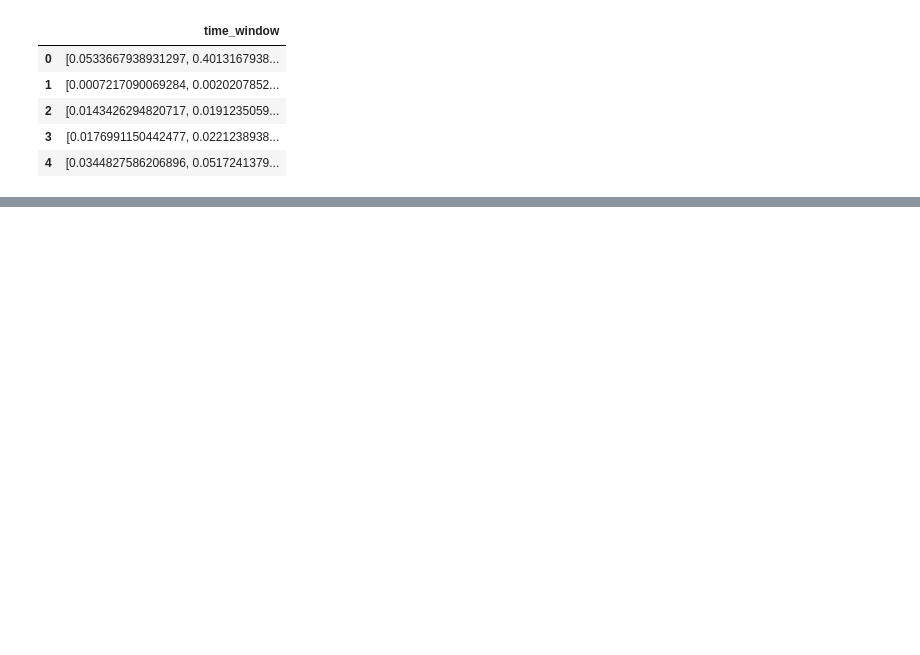
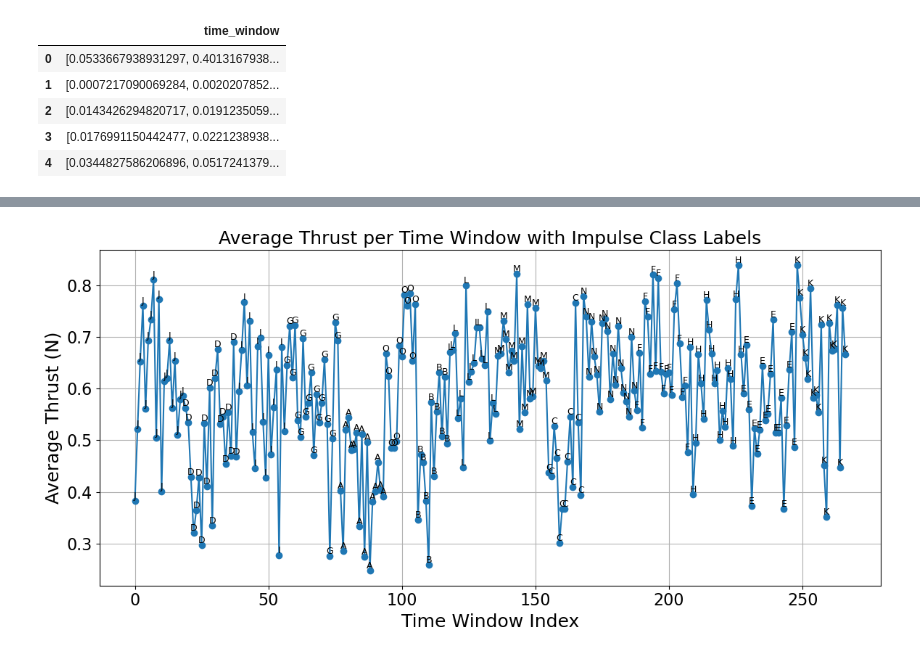
Before and after one commit to shadadu/RocketPill, a Jupyter notebook: ipynb-notebooks/analytics_of_thrust_curve_data.ipynb, the cells around one changed output, grey strips where cells are left out. Drawn from its saved outputs; the diff is of its cells as text; code cells hidden in the pictures; blank space fills up the shorter version.

```diff
--- a/ipynb-notebooks/analytics_of_thrust_curve_data.ipynb
+++ b/ipynb-notebooks/analytics_of_thrust_curve_data.ipynb
@@ -270,0 +269,21 @@ window_df['impulse_class'] = window_df['impulse_class'].str.get(0)
+# %%
+
+# Compute average thrust
+window_df['avg_thrust'] = window_df['thrust_curve'].apply(lambda thrust_list: sum(thrust_list) / len(thrust_list) )
+
+# Plotting
+plt.figure(figsize=(12, 6))
+plt.plot(window_df.index, window_df['avg_thrust'], marker='o', linestyle='-', label='Avg Thrust')
+
+# Annotate each point with impulse_class
+for i, row in window_df.iterrows():
+    plt.text(i, row['avg_thrust'], row['impulse_class'], ha='center', va='bottom', fontsize=9)
+
+plt.title('Average Thrust per Time Window with Impulse Class Labels')
+plt.xlabel('Time Window Index')
+plt.ylabel('Average Thrust (N)')
+plt.grid(True)
+plt.tight_layout()
+plt.show()
+# %% [output]
+[figure, added]
```
Also changed, not shown: parts of 50 cells of this notebook.
